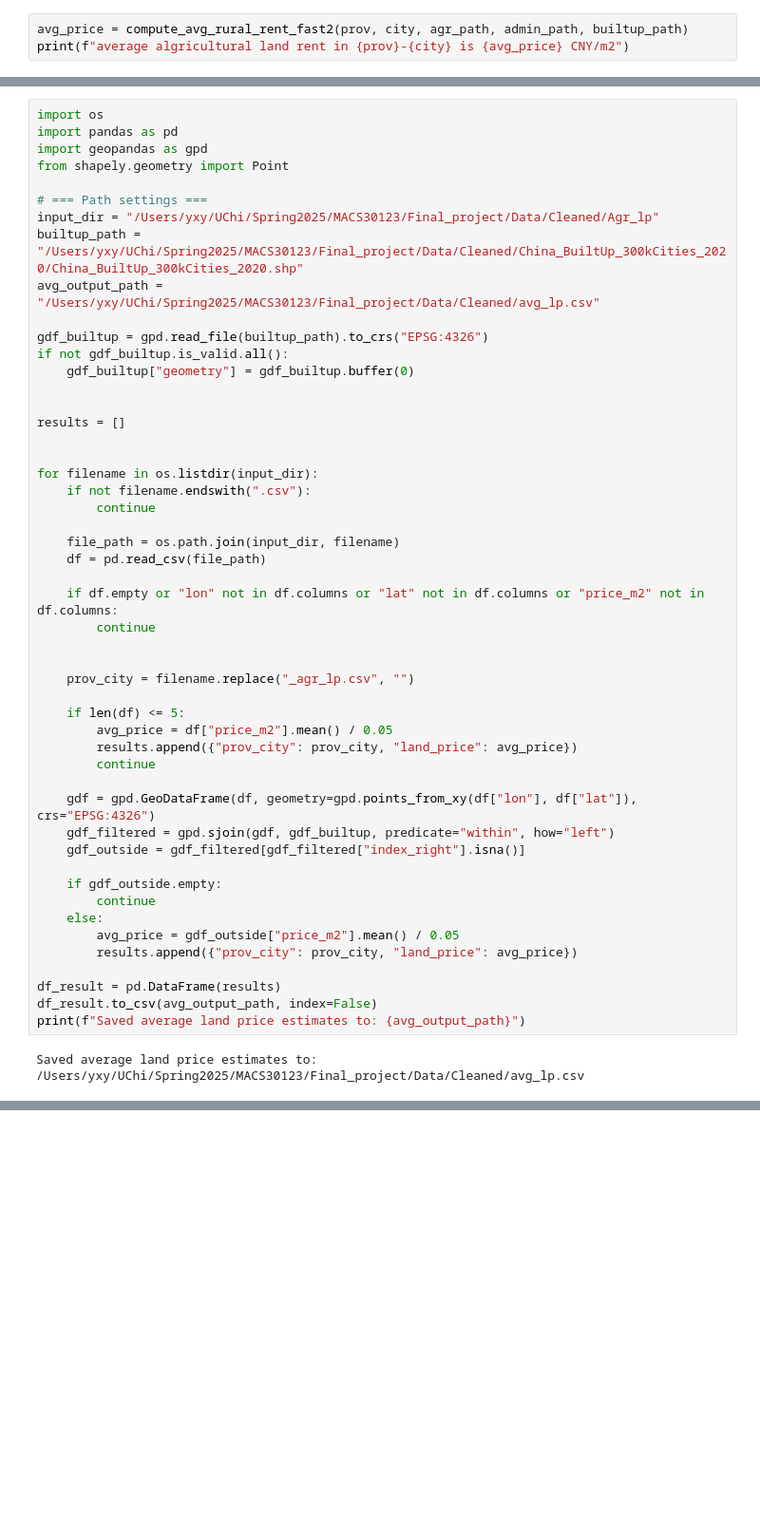
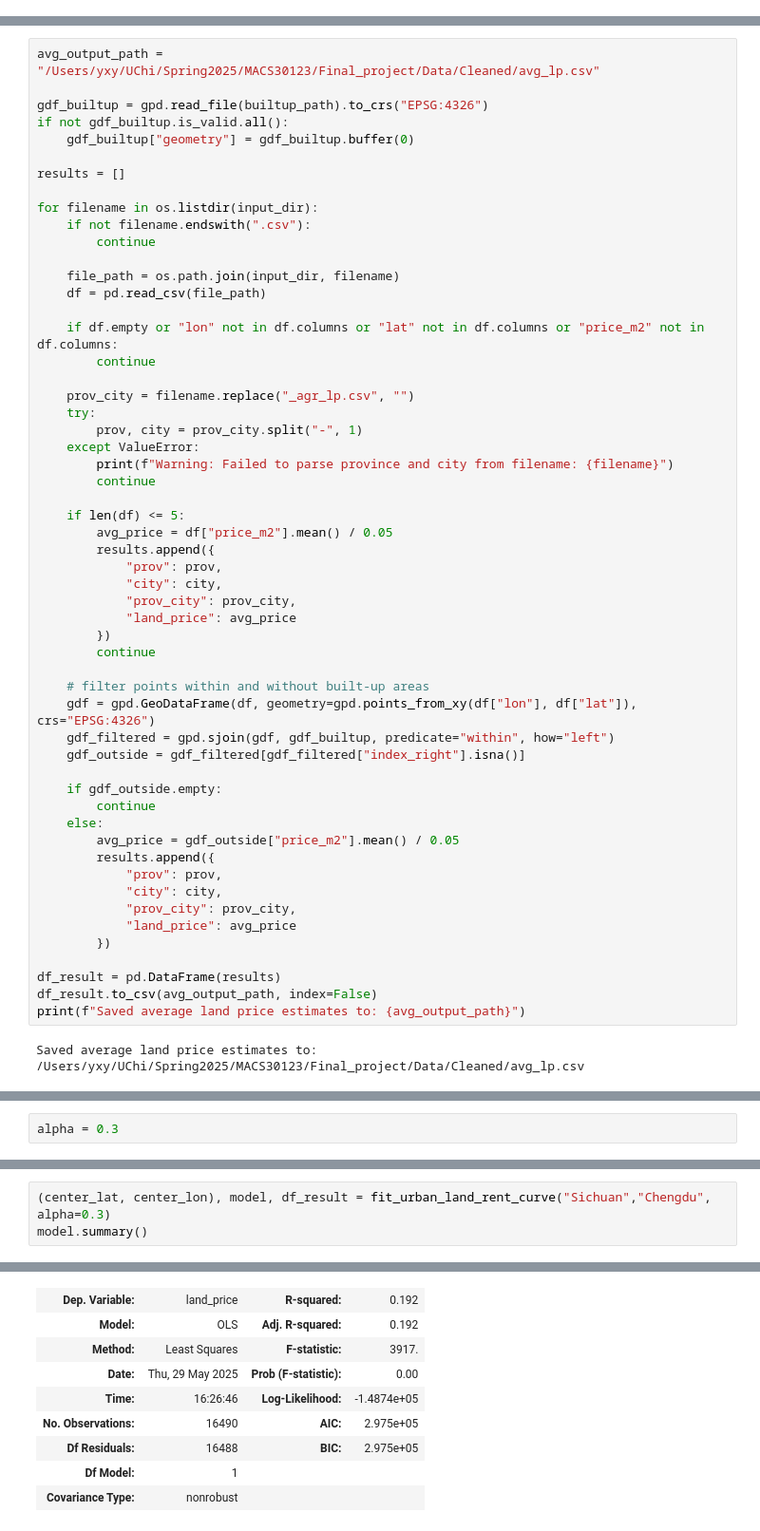
Before and after one commit to Lezy01/Welfare_Loss_from_Urban_Boundaries, a Jupyter notebook: Code/rent_curve_cal.ipynb, the cells around one changed output, grey strips where cells are left out. Shown: that part at 95% size. Cells and saved outputs as stored; diff of their text form; blank space fills up the shorter version.

```diff
--- a/Code/rent_curve_cal.ipynb
+++ b/Code/rent_curve_cal.ipynb
@@ -285,3 +52,0 @@ def compute_avg_rural_rent_fast2(prov, city, agr_path, admin_path, builtup_path)
-# %%
-avg_price = compute_avg_rural_rent_fast2(prov, city, agr_path, admin_path, builtup_path)
-print(f"average algricultural land rent in {prov}-{city} is {avg_price} CNY/m2")
@@ -470,21 +244,11 @@ List of files with 0 remaining points:
 # %%
-import os
-import pandas as pd
-import geopandas as gpd
-from shapely.geometry import Point
-
-# === Path settings ===
-input_dir = "/Users/yxy/UChi/Spring2025/MACS30123/Final_project/Data/Cleaned/Agr_lp"
-builtup_path = "/Users/yxy/UChi/Spring2025/MACS30123/Final_project/Data/Cleaned/China_BuiltUp_300kCities_2020/China_BuiltUp_300kCities_2020.shp"
 avg_output_path = "/Users/yxy/UChi/Spring2025/MACS30123/Final_project/Data/Cleaned/avg_lp.csv"
 
 gdf_builtup = gpd.read_file(builtup_path).to_crs("EPSG:4326")
 if not gdf_builtup.is_valid.all():
     gdf_builtup["geometry"] = gdf_builtup.buffer(0)
 
-
 results = []
-
 
 for filename in os.listdir(input_dir):
     if not filename.endswith(".csv"):
@@ -496,14 +260,24 @@ for filename in os.listdir(input_dir):
     if df.empty or "lon" not in df.columns or "lat" not in df.columns or "price_m2" not in df.columns:
         continue
 
-
     prov_city = filename.replace("_agr_lp.csv", "")
+    try:
+        prov, city = prov_city.split("-", 1)
+    except ValueError:
+        print(f"Warning: Failed to parse province and city from filename: {filename}")
+        continue
 
     if len(df) <= 5:
         avg_price = df["price_m2"].mean() / 0.05
-        results.append({"prov_city": prov_city, "land_price": avg_price})
+        results.append({
+            "prov": prov,
+            "city": city,
+            "prov_city": prov_city,
+            "land_price": avg_price
+        })
         continue
 
+    # filter points within and without built-up areas
     gdf = gpd.GeoDataFrame(df, geometry=gpd.points_from_xy(df["lon"], df["lat"]), crs="EPSG:4326")
     gdf_filtered = gpd.sjoin(gdf, gdf_builtup, predicate="within", how="left")
     gdf_outside = gdf_filtered[gdf_filtered["index_right"].isna()]
@@ -512,7 +286,12 @@ for filename in os.listdir(input_dir):
         continue
     else:
         avg_price = gdf_outside["price_m2"].mean() / 0.05
-        results.append({"prov_city": prov_city, "land_price": avg_price})
+        results.append({
+            "prov": prov,
+            "city": city,
+            "prov_city": prov_city,
+            "land_price": avg_price
+        })
 
 df_result = pd.DataFrame(results)
 df_result.to_csv(avg_output_path, index=False)
@@ -530,0 +326,2 @@ Thus, using $\alpha = 0.3$ serves as a theoretically grounded and empirically su
+# %%
+alpha = 0.3
@@ -530,0 +391,4 @@ Thus, using $\alpha = 0.3$ serves as a theoretically grounded and empirically su
+# %%
+(center_lat, center_lon), model, df_result = fit_urban_land_rent_curve("Sichuan","Chengdu", alpha=0.3)
+model.summary()
+# %% [output]
@@ -530,0 +396,9 @@ Thus, using $\alpha = 0.3$ serves as a theoretically grounded and empirically su
+| Dep. Variable: | land_price | R-squared: | 0.192 |
+| Model: | OLS | Adj. R-squared: | 0.192 |
+| Method: | Least Squares | F-statistic: | 3917. |
+| Date: | Thu, 29 May 2025 | Prob (F-statistic): | 0.00 |
+| Time: | 16:26:46 | Log-Likelihood: | -1.4874e+05 |
+| No. Observations: | 16490 | AIC: | 2.975e+05 |
+| Df Residuals: | 16488 | BIC: | 2.975e+05 |
+| Df Model: | 1 |  |  |
+| Covariance Type: | nonrobust |  |  |
```
Also changed, not shown: parts of 38 cells of this notebook, 1 other file.
